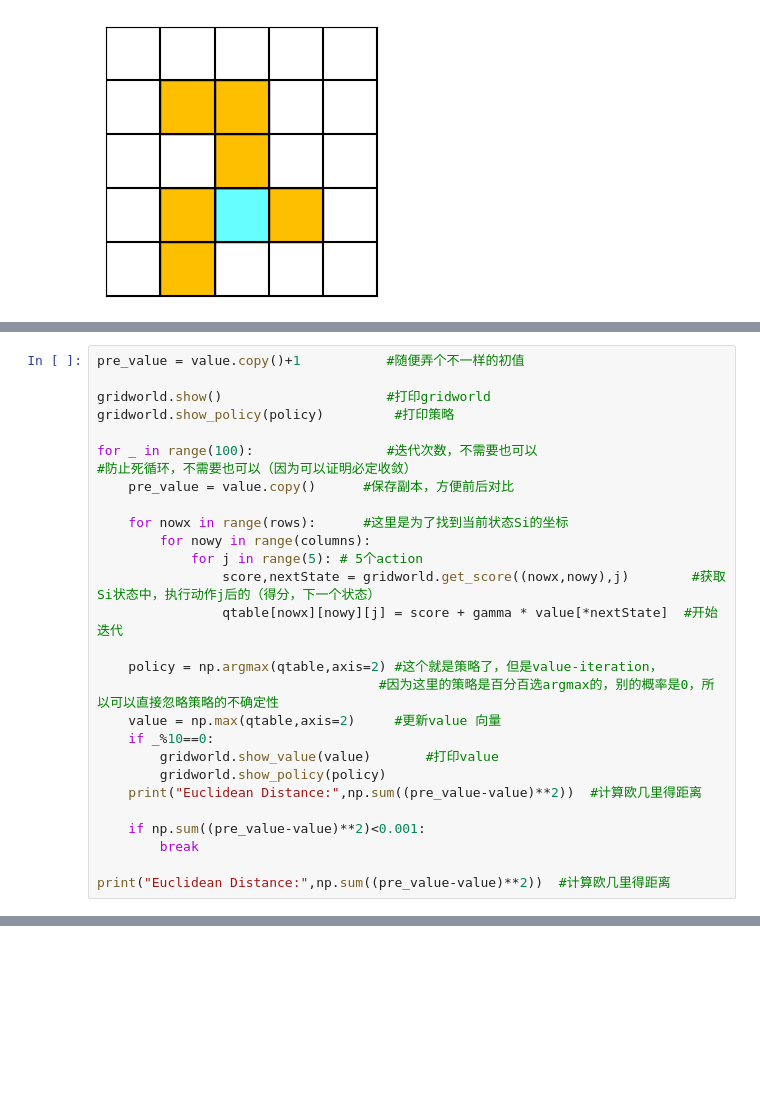
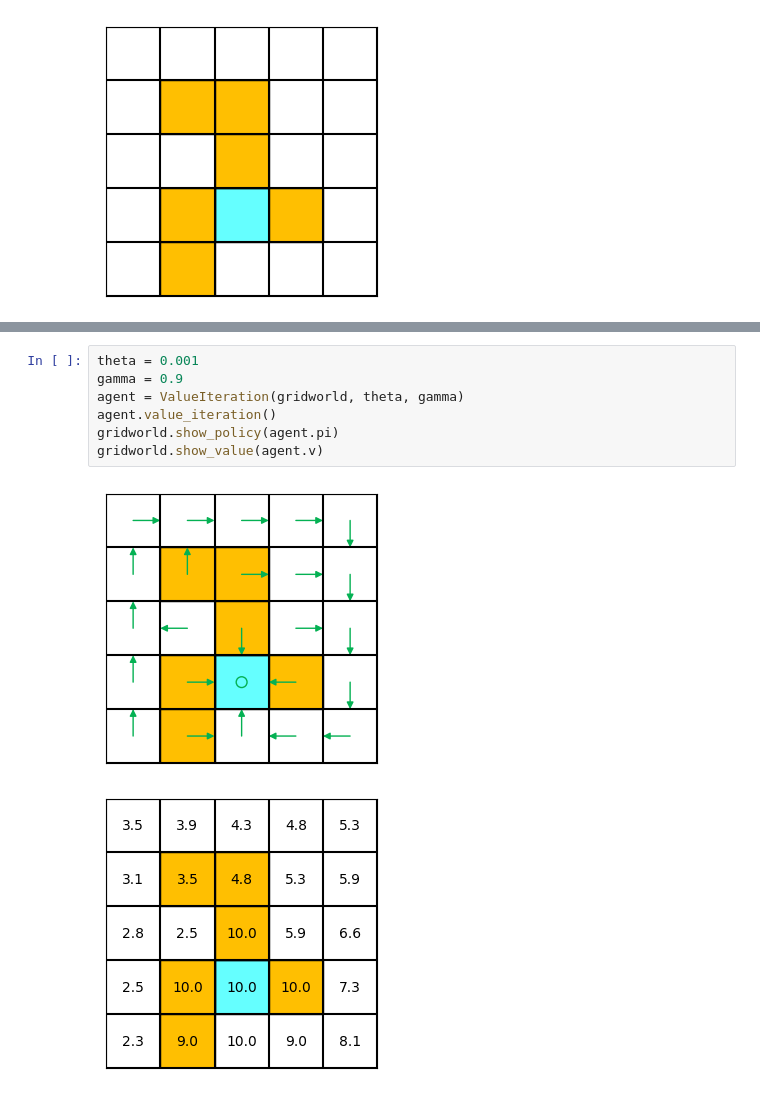
Before and after one commit to ziwenhahaha/Code-of-RL-Beginning, a Jupyter notebook: codes/4.1.value iteration.ipynb, the cells around one changed output, grey strips where cells are left out. Drawn from its saved outputs; the diff is of its cells as text; blank space fills up the shorter version.

```diff
--- a/codes/4.1.value iteration.ipynb
+++ b/codes/4.1.value iteration.ipynb
@@ -25,28 +24,0 @@ gridworld.show_value(value)
-# %%
-pre_value = value.copy()+1           #随便弄个不一样的初值
-
-gridworld.show()                     #打印gridworld
-gridworld.show_policy(policy)         #打印策略
-
-for _ in range(100):                 #迭代次数，不需要也可以
-#防止死循环，不需要也可以（因为可以证明必定收敛）
-    pre_value = value.copy()      #保存副本，方便前后对比
-
-    for nowx in range(rows):      #这里是为了找到当前状态Si的坐标
-        for nowy in range(columns):
-            for j in range(5): # 5个action
-                score,nextState = gridworld.get_score((nowx,nowy),j)        #获取Si状态中，执行动作j后的（得分，下一个状态）
-                qtable[nowx][nowy][j] = score + gamma * value[*nextState]  #开始迭代
-
-    policy = np.argmax(qtable,axis=2) #这个就是策略了，但是value-iteration，
-                                    #因为这里的策略是百分百选argmax的，别的概率是0，所以可以直接忽略策略的不确定性
-    value = np.max(qtable,axis=2)     #更新value 向量
-    if _%10==0:
-        gridworld.show_value(value)       #打印value
-        gridworld.show_policy(policy)
-    print("Euclidean Distance:",np.sum((pre_value-value)**2))  #计算欧几里得距离
-
-    if np.sum((pre_value-value)**2)<0.001:
-        break
-
-print("Euclidean Distance:",np.sum((pre_value-value)**2))  #计算欧几里得距离
@@ -93,0 +64,10 @@ Euclidean Distance: 0.055463280861557024
+# %%
+theta = 0.001
+gamma = 0.9
+agent = ValueIteration(gridworld, theta, gamma)
+agent.value_iteration()
+gridworld.show_policy(agent.pi)
+gridworld.show_value(agent.v)
+# %% [output]
+[figure, added]
+[figure, added]
```
Also changed, not shown: parts of 3 cells of this notebook, 34 other files.
